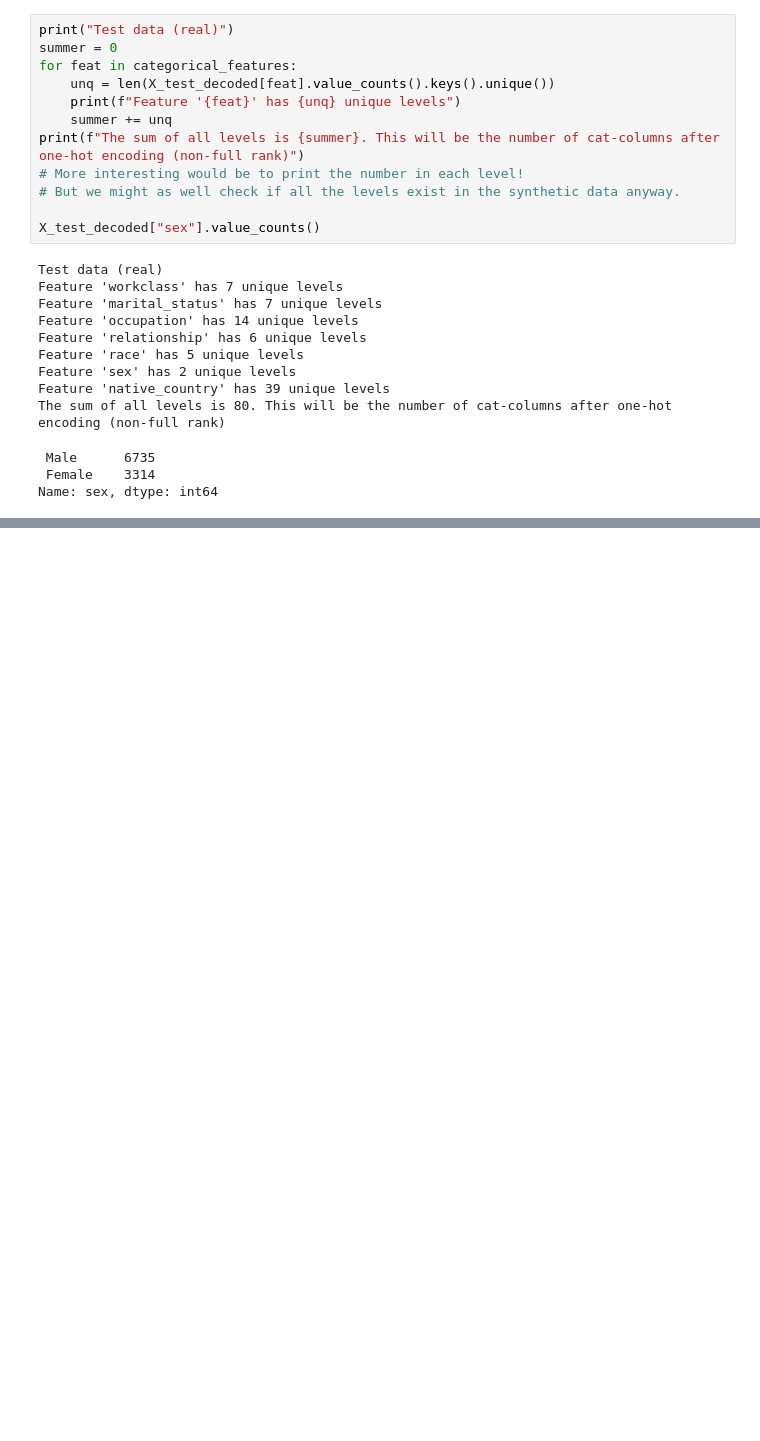
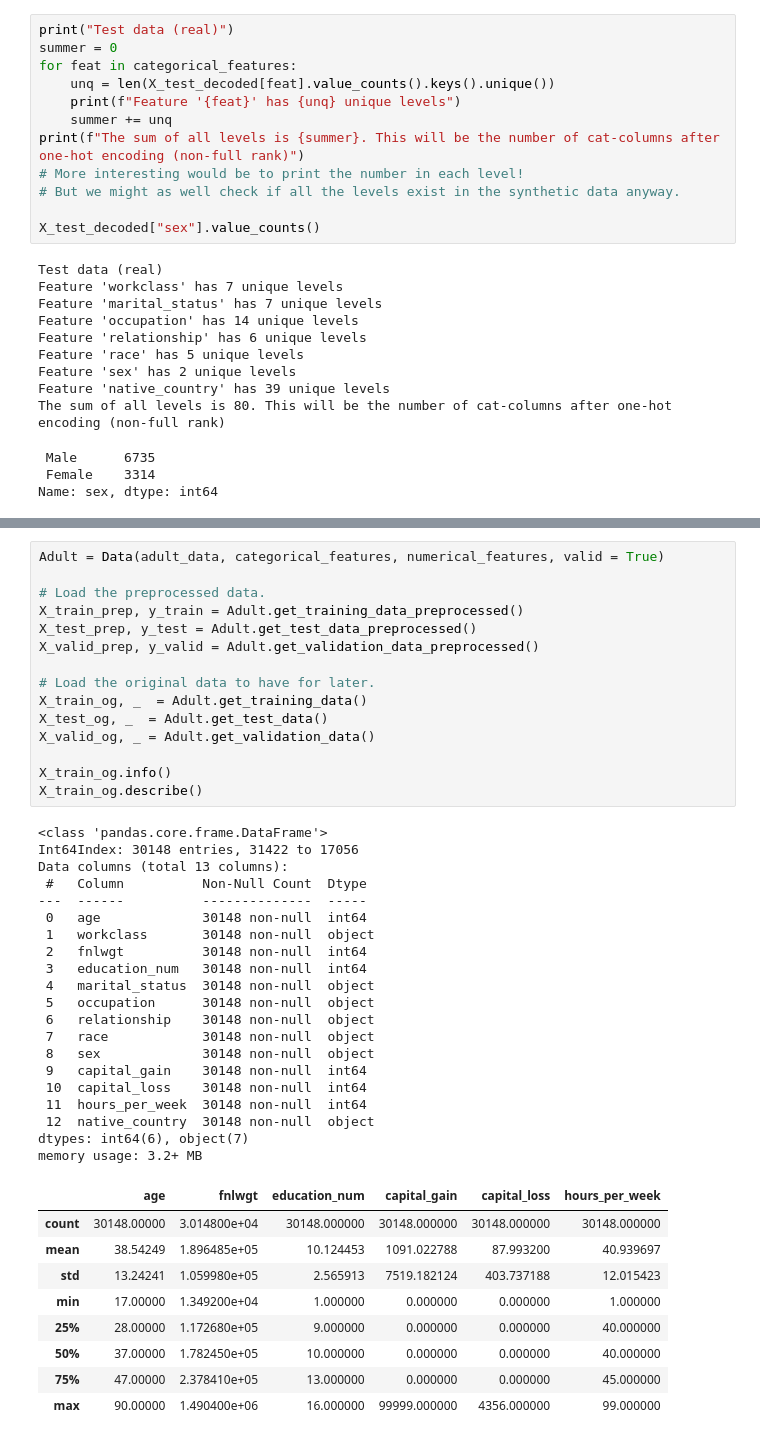
Before and after one commit to alexaoh/tabular-diffusion-for-counterfactuals, a Jupyter notebook: VAE_pytorch.ipynb, the cells around one changed output, grey strips where cells are left out. Cells and saved outputs as stored; diff of their text form; blank space fills up the shorter version.

```diff
--- a/VAE_pytorch.ipynb
+++ b/VAE_pytorch.ipynb
@@ -652,0 +662,45 @@ We make some plots that can be used to compare the synthetic and the original da
+# %%
+Adult = Data(adult_data, categorical_features, numerical_features, valid = True)
+
+# Load the preprocessed data.
+X_train_prep, y_train = Adult.get_training_data_preprocessed()
+X_test_prep, y_test = Adult.get_test_data_preprocessed()
+X_valid_prep, y_valid = Adult.get_validation_data_preprocessed()
+
+# Load the original data to have for later.
+X_train_og, _  = Adult.get_training_data()
+X_test_og, _  = Adult.get_test_data()
+X_valid_og, _ = Adult.get_validation_data()
+
+X_train_og.info()
+X_train_og.describe()
+# %% [output]
+<class 'pandas.core.frame.DataFrame'>
+Int64Index: 30148 entries, 31422 to 17056
+Data columns (total 13 columns):
+ #   Column          Non-Null Count  Dtype
+---  ------          --------------  -----
+ 0   age             30148 non-null  int64
+ 1   workclass       30148 non-null  object
+ 2   fnlwgt          30148 non-null  int64
+ 3   education_num   30148 non-null  int64
+ 4   marital_status  30148 non-null  object
+ 5   occupation      30148 non-null  object
+ 6   relationship    30148 non-null  object
+ 7   race            30148 non-null  object
+ 8   sex             30148 non-null  object
+ 9   capital_gain    30148 non-null  int64
+ 10  capital_loss    30148 non-null  int64
+ 11  hours_per_week  30148 non-null  int64
+ 12  native_country  30148 non-null  object
+dtypes: int64(6), object(7)
+memory usage: 3.2+ MB
+|  | age | fnlwgt | education_num | capital_gain | capital_loss | hours_per_week |
+| count | 30148.00000 | 3.014800e+04 | 30148.000000 | 30148.000000 | 30148.000000 | 30148.000000 |
+| mean | 38.54249 | 1.896485e+05 | 10.124453 | 1091.022788 | 87.993200 | 40.939697 |
+| std | 13.24241 | 1.059980e+05 | 2.565913 | 7519.182124 | 403.737188 | 12.015423 |
+| min | 17.00000 | 1.349200e+04 | 1.000000 | 0.000000 | 0.000000 | 1.000000 |
+| 25% | 28.00000 | 1.172680e+05 | 9.000000 | 0.000000 | 0.000000 | 40.000000 |
+| 50% | 37.00000 | 1.782450e+05 | 10.000000 | 0.000000 | 0.000000 | 40.000000 |
+| 75% | 47.00000 | 2.378410e+05 | 13.000000 | 0.000000 | 0.000000 | 45.000000 |
+| max | 90.00000 | 1.490400e+06 | 16.000000 | 99999.000000 | 4356.000000 | 99.000000 |
```
Also changed, not shown: parts of 10 cells of this notebook, 12 other files.
